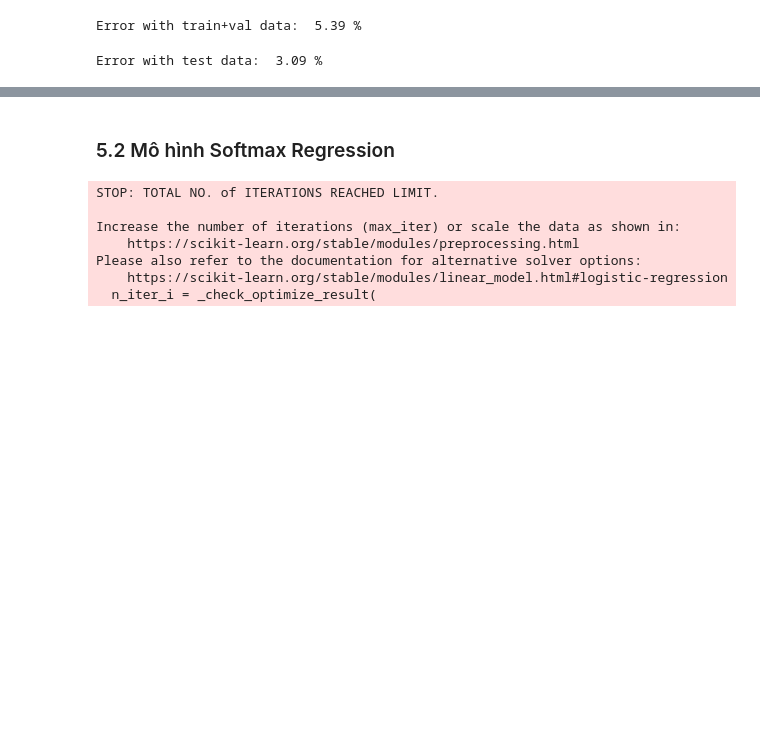
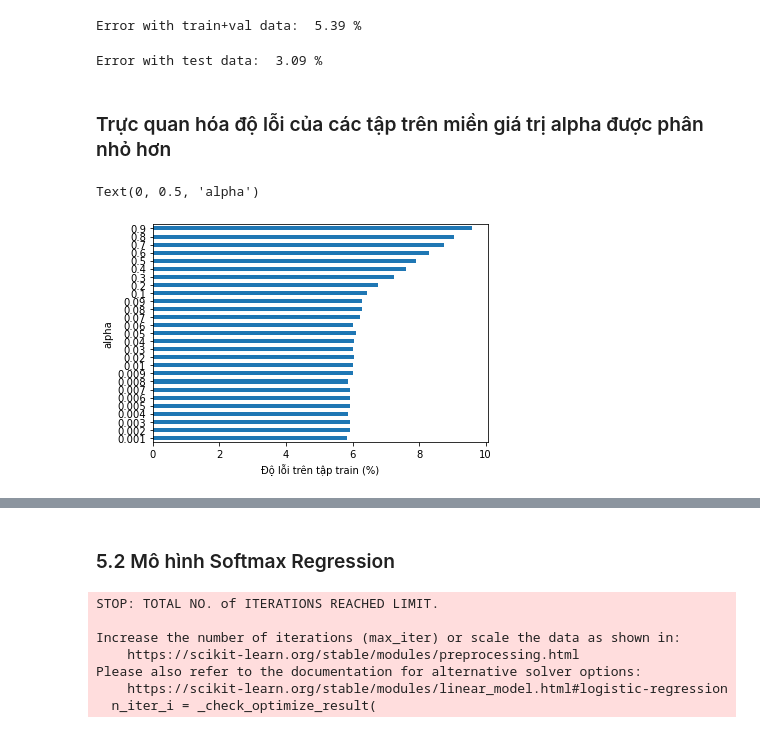
Before and after one commit to lethanhson1504/datascience-project-group16, a Jupyter notebook: Processing .ipynb, the cells around one changed output, grey strips where cells are left out. Cells and saved outputs as stored; diff of their text form; code cells hidden in the pictures; blank space fills up the shorter version.

```diff
--- a/Processing .ipynb
+++ b/Processing .ipynb
@@ -339,3 +335,5 @@ errors_test.append(err)
 print('Error with test data: ', err, '%')
 # %% [output]
 Error with test data:  3.09 %
+# %% [markdown]
+### Trực quan hóa độ lỗi của các tập trên miền giá trị alpha được phân nhỏ hơn
@@ -341,0 +353,8 @@ Error with test data:  3.09 %
+# %%
+#Độ lỗi tập train
+ax = pd.Series(train_errs, index = alphas).plot.barh()
+ax.set_xlabel('Độ lỗi trên tập train (%)')
+ax.set_ylabel('alpha')
+# %% [output]
+Text(0, 0.5, 'alpha')
+[figure, added]
```
Also changed, not shown: parts of 17 cells of this notebook, 3 other files.
